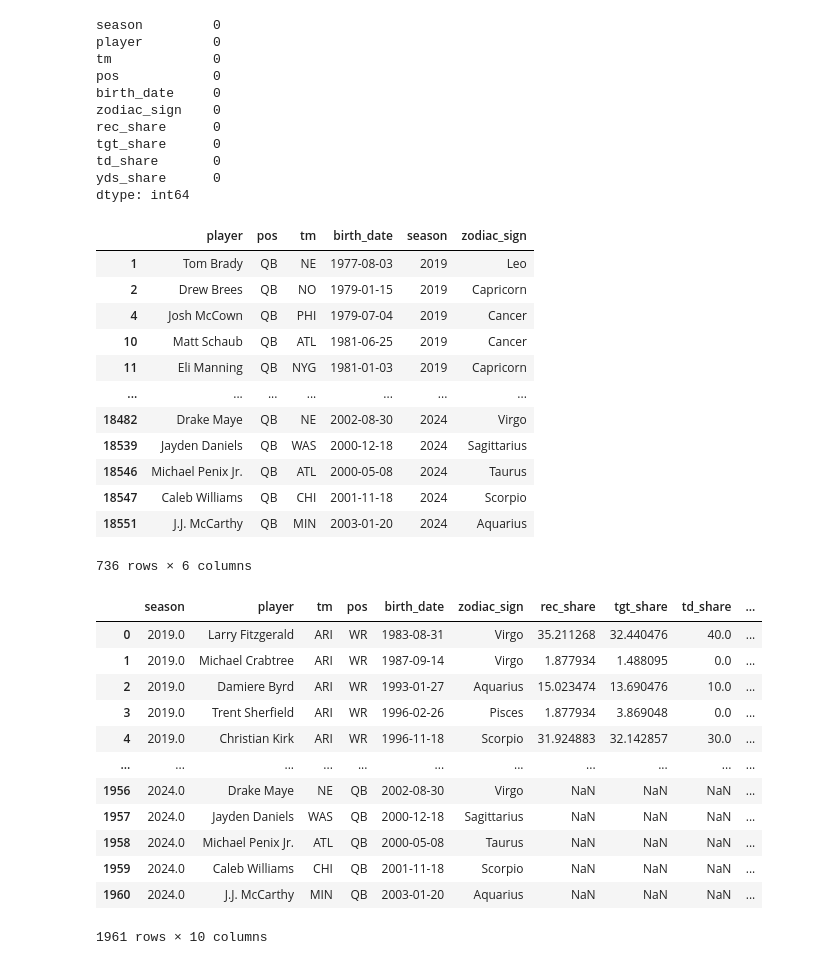
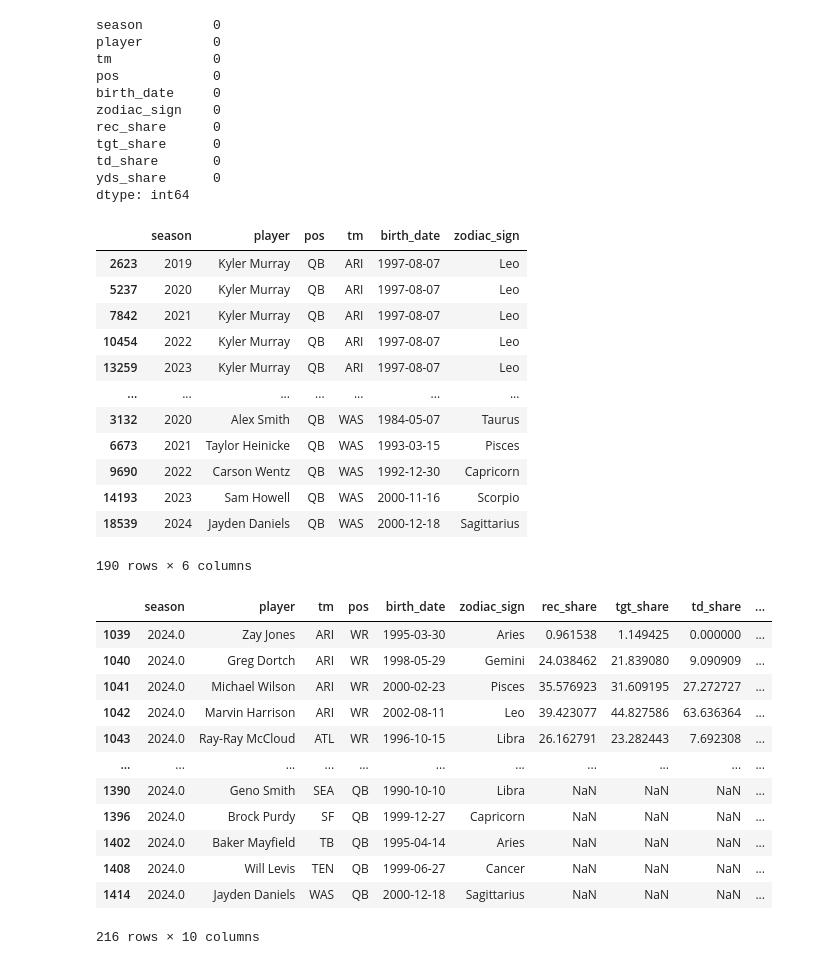
Before and after one commit to connor-pickett/2025_FinalProject_Ctrl-Alt-Defeat, a Jupyter notebook: Master_Code.ipynb, the cells around one changed output. Drawn from its saved outputs; the diff is of its cells as text; code cells hidden in the pictures.

```diff
--- a/Master_Code.ipynb
+++ b/Master_Code.ipynb
@@ -110,7 +110,7 @@ Make WR and QB list and their horoscopes
 def get_player_list(position):
     rost = nfl.import_seasonal_rosters([2019, 2020, 2021, 2022, 2023, 2024])
     filtered = rost[rost["position"] == position]
-    return filtered[["player_name", "position", "team", "birth_date"]]
+    return filtered[["season","player_name", "position", "team", "birth_date"]]
 # %%
 get_player_list("WR")
 get_player_list("QB")
@@ -228,0 +203,12 @@ dtype: int64
+# %%
+QB= get_player_list("QB")
+
+def keep_1_QB(QB, sea=2019, tm="PHI", name="Carson Wentz"):
+    QB = QB[~((QB["season"] == sea) & (QB["team"] == tm) & (QB["player_name"] != name))]
+    return QB
+
+# Test the function with different seasons, without creating new datasets
+QB = keep_1_QB(QB, sea=2019, tm="PHI", name="Carson Wentz")  # For 2019 season
+QB = keep_1_QB(QB, sea=2020, tm="PHI", name="Carson Wentz")  # For 2020 season
+
+QB[QB["team"] == "PHI"] # test
@@ -228,0 +567,8 @@ dtype: int64
+# %%
+star_sign_QB =[]
+for i in QB["birth_date"]: #find zodiac signs again including new birth dates
+    zodiacs= get_zodiac_sign(i)
+    star_sign_QB.append(zodiacs)
+
+QB["zodiac_sign"] = star_sign_QB #put new signs into data set
+QB.isna().sum() #check to make sure Lee Smith has no NA
@@ -590,23 +960,23 @@ td_share       0
 yds_share      0
 dtype: int64
 # %%
-qb_df = qb_df.rename(columns = {"player_name": "player"})
-qb_df = qb_df.rename(columns = {"position": "pos"})
-qb_df = qb_df.rename(columns = {"team": "tm"})
+QB= QB.rename(columns = {"player_name": "player"})
+QB = QB.rename(columns = {"position": "pos"})
+QB = QB.rename(columns = {"team": "tm"})
 # %%
-qb_df
+QB
 # %% [output]
-|  | player | pos | tm | birth_date | season | zodiac_sign |
-| 1 | Tom Brady | QB | NE | 1977-08-03 | 2019 | Leo |
-| 2 | Drew Brees | QB | NO | 1979-01-15 | 2019 | Capricorn |
-| 4 | Josh McCown | QB | PHI | 1979-07-04 | 2019 | Cancer |
-| 10 | Matt Schaub | QB | ATL | 1981-06-25 | 2019 | Cancer |
-| 11 | Eli Manning | QB | NYG | 1981-01-03 | 2019 | Capricorn |
+|  | season | player | pos | tm | birth_date | zodiac_sign |
+| 2623 | 2019 | Kyler Murray | QB | ARI | 1997-08-07 | Leo |
+| 5237 | 2020 | Kyler Murray | QB | ARI | 1997-08-07 | Leo |
+| 7842 | 2021 | Kyler Murray | QB | ARI | 1997-08-07 | Leo |
+| 10454 | 2022 | Kyler Murray | QB | ARI | 1997-08-07 | Leo |
+| 13259 | 2023 | Kyler Murray | QB | ARI | 1997-08-07 | Leo |
 | ... | ... | ... | ... | ... | ... | ... |
-| 18482 | Drake Maye | QB | NE | 2002-08-30 | 2024 | Virgo |
-| 18539 | Jayden Daniels | QB | WAS | 2000-12-18 | 2024 | Sagittarius |
-| 18546 | Michael Penix Jr. | QB | ATL | 2000-05-08 | 2024 | Taurus |
-| 18547 | Caleb Williams | QB | CHI | 2001-11-18 | 2024 | Scorpio |
-| 18551 | J.J. McCarthy | QB | MIN | 2003-01-20 | 2024 | Aquarius |
+| 3132 | 2020 | Alex Smith | QB | WAS | 1984-05-07 | Taurus |
+| 6673 | 2021 | Taylor Heinicke | QB | WAS | 1993-03-15 | Pisces |
+| 9690 | 2022 | Carson Wentz | QB | WAS | 1992-12-30 | Capricorn |
+| 14193 | 2023 | Sam Howell | QB | WAS | 2000-11-16 | Scorpio |
+| 18539 | 2024 | Jayden Daniels | QB | WAS | 2000-12-18 | Sagittarius |
-736 rows × 6 columns
+190 rows × 6 columns
 # %%
@@ -614,16 +984,16 @@ combined_df = pd.concat([combined_WR, qb_df], ignore_index=True)
 # %%
-combined_df
+combined_df[combined_df["season"]== 2024]
 # %% [output]
 |  | season | player | tm | pos | birth_date | zodiac_sign | rec_share | tgt_share | td_share | ... |
-| 0 | 2019.0 | Larry Fitzgerald | ARI | WR | 1983-08-31 | Virgo | 35.211268 | 32.440476 | 40.0 | ... |
-| 1 | 2019.0 | Michael Crabtree | ARI | WR | 1987-09-14 | Virgo | 1.877934 | 1.488095 | 0.0 | ... |
-| 2 | 2019.0 | Damiere Byrd | ARI | WR | 1993-01-27 | Aquarius | 15.023474 | 13.690476 | 10.0 | ... |
-| 3 | 2019.0 | Trent Sherfield | ARI | WR | 1996-02-26 | Pisces | 1.877934 | 3.869048 | 0.0 | ... |
-| 4 | 2019.0 | Christian Kirk | ARI | WR | 1996-11-18 | Scorpio | 31.924883 | 32.142857 | 30.0 | ... |
+| 1039 | 2024.0 | Zay Jones | ARI | WR | 1995-03-30 | Aries | 0.961538 | 1.149425 | 0.000000 | ... |
+| 1040 | 2024.0 | Greg Dortch | ARI | WR | 1998-05-29 | Gemini | 24.038462 | 21.839080 | 9.090909 | ... |
+| 1041 | 2024.0 | Michael Wilson | ARI | WR | 2000-02-23 | Pisces | 35.576923 | 31.609195 | 27.272727 | ... |
+| 1042 | 2024.0 | Marvin Harrison | ARI | WR | 2002-08-11 | Leo | 39.423077 | 44.827586 | 63.636364 | ... |
+| 1043 | 2024.0 | Ray-Ray McCloud | ATL | WR | 1996-10-15 | Libra | 26.162791 | 23.282443 | 7.692308 | ... |
 | ... | ... | ... | ... | ... | ... | ... | ... | ... | ... | ... |
-| 1956 | 2024.0 | Drake Maye | NE | QB | 2002-08-30 | Virgo | NaN | NaN | NaN | ... |
-| 1957 | 2024.0 | Jayden Daniels | WAS | QB | 2000-12-18 | Sagittarius | NaN | NaN | NaN | ... |
-| 1958 | 2024.0 | Michael Penix Jr. | ATL | QB | 2000-05-08 | Taurus | NaN | NaN | NaN | ... |
-| 1959 | 2024.0 | Caleb Williams | CHI | QB | 2001-11-18 | Scorpio | NaN | NaN | NaN | ... |
-| 1960 | 2024.0 | J.J. McCarthy | MIN | QB | 2003-01-20 | Aquarius | NaN | NaN | NaN | ... |
+| 1390 | 2024.0 | Geno Smith | SEA | QB | 1990-10-10 | Libra | NaN | NaN | NaN | ... |
+| 1396 | 2024.0 | Brock Purdy | SF | QB | 1999-12-27 | Capricorn | NaN | NaN | NaN | ... |
+| 1402 | 2024.0 | Baker Mayfield | TB | QB | 1995-04-14 | Aries | NaN | NaN | NaN | ... |
+| 1408 | 2024.0 | Will Levis | TEN | QB | 1999-06-27 | Cancer | NaN | NaN | NaN | ... |
+| 1414 | 2024.0 | Jayden Daniels | WAS | QB | 2000-12-18 | Sagittarius | NaN | NaN | NaN | ... |
-1961 rows × 10 columns
+216 rows × 10 columns
```
Also changed, not shown: parts of 18 cells of this notebook, 1 other file.
